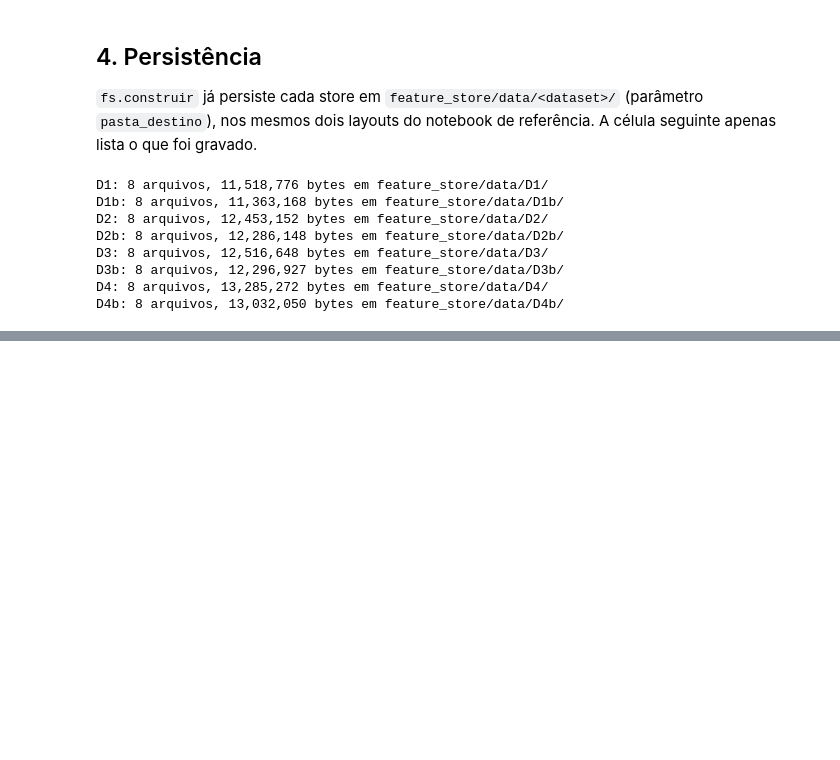
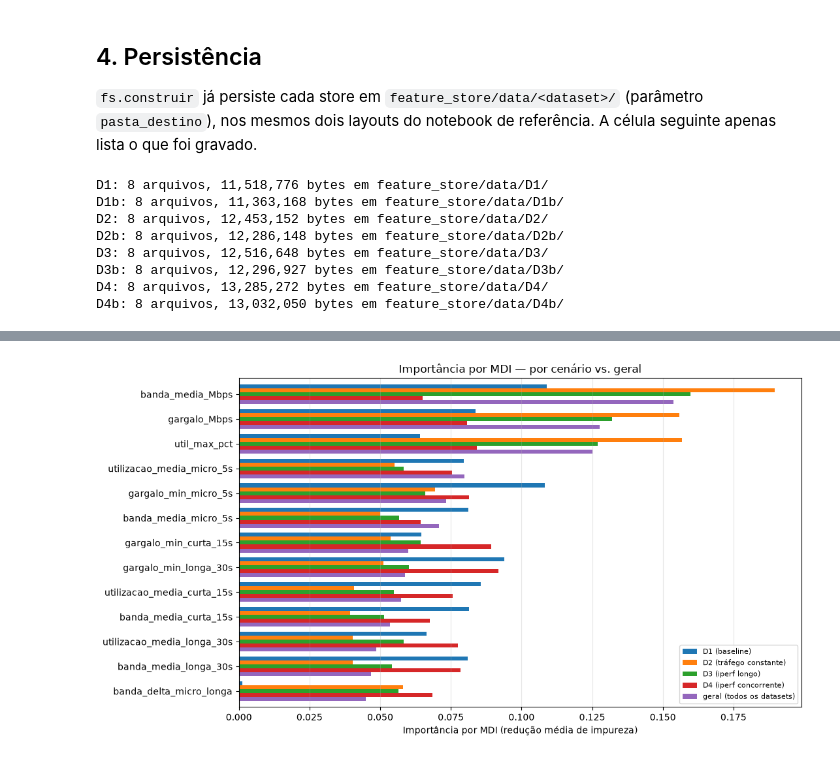
Before and after one commit to auerbeatriz/path-aware-datasets, a Jupyter notebook: Feature_Store_Datasets.ipynb, the cells around one changed output, grey strips where cells are left out. Cells and saved outputs as stored; diff of their text form; code cells hidden in the pictures; blank space fills up the shorter version.

```diff
--- a/Feature_Store_Datasets.ipynb
+++ b/Feature_Store_Datasets.ipynb
@@ -377,0 +664,6 @@ referência.
+# %%
+comparacao_cenarios_mdi = pd.DataFrame(importancias_mdi_por_cenario)
+comparacao_cenarios_mdi['geral (todos os datasets)'] = importancia_mdi
+comparacao_cenarios_mdi = comparacao_cenarios_mdi.sort_values('geral (todos os datasets)', ascending=False)
+
+comparacao_cenarios_mdi
@@ -377,0 +685,12 @@ referência.
+# %%
+fig, ax = plt.subplots(figsize=(11, 6))
+comparacao_cenarios_mdi.plot.barh(ax=ax, width=0.8)
+ax.set_xlabel('Importância por MDI (redução média de impureza)')
+ax.set_title('Importância por MDI — por cenário vs. geral')
+ax.invert_yaxis()
+ax.grid(axis='x', alpha=0.3)
+ax.legend(fontsize=8, loc='lower right')
+plt.tight_layout()
+plt.show()
+# %% [output]
+[figure, added]
```
Also changed, not shown: parts of 50 cells of this notebook, 9 other files.
